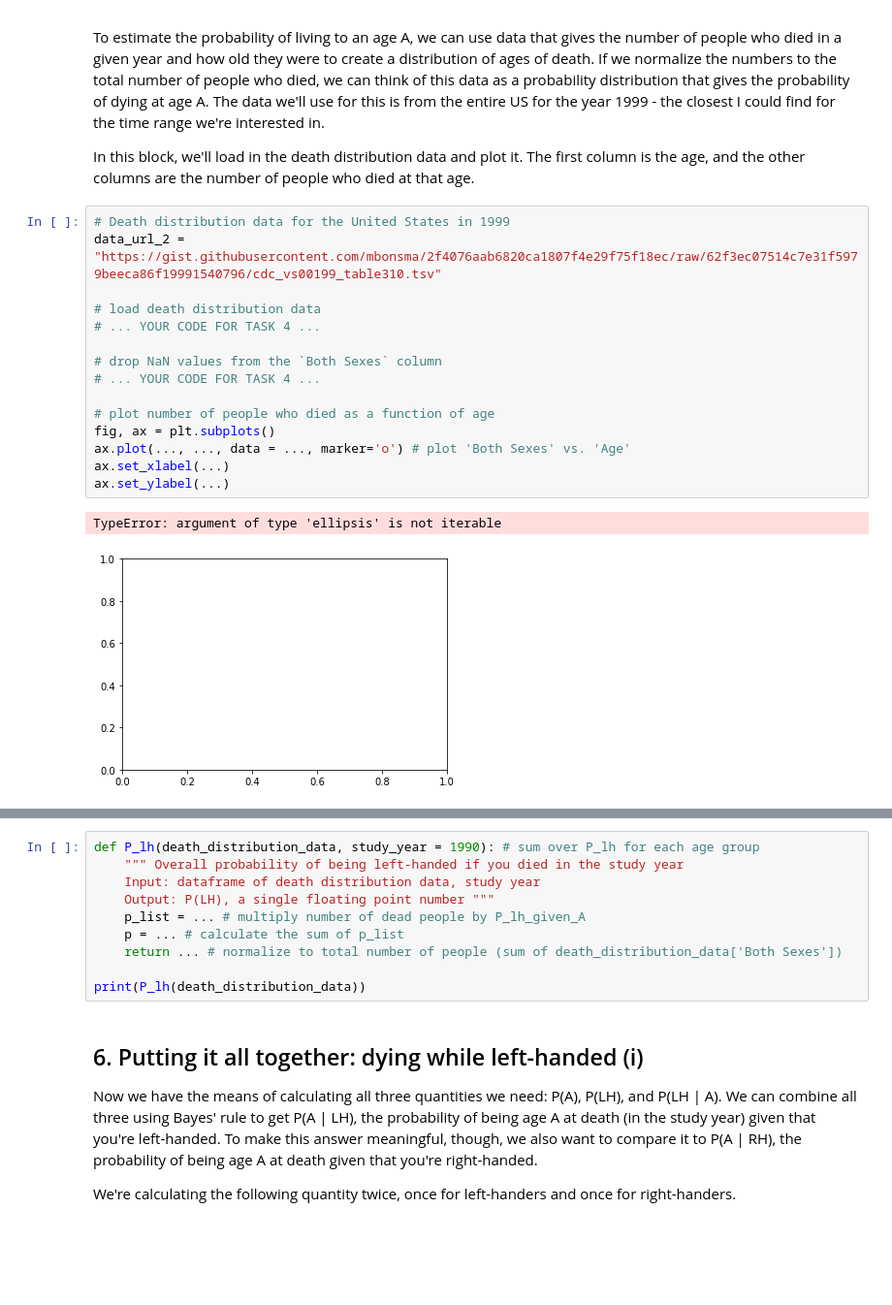
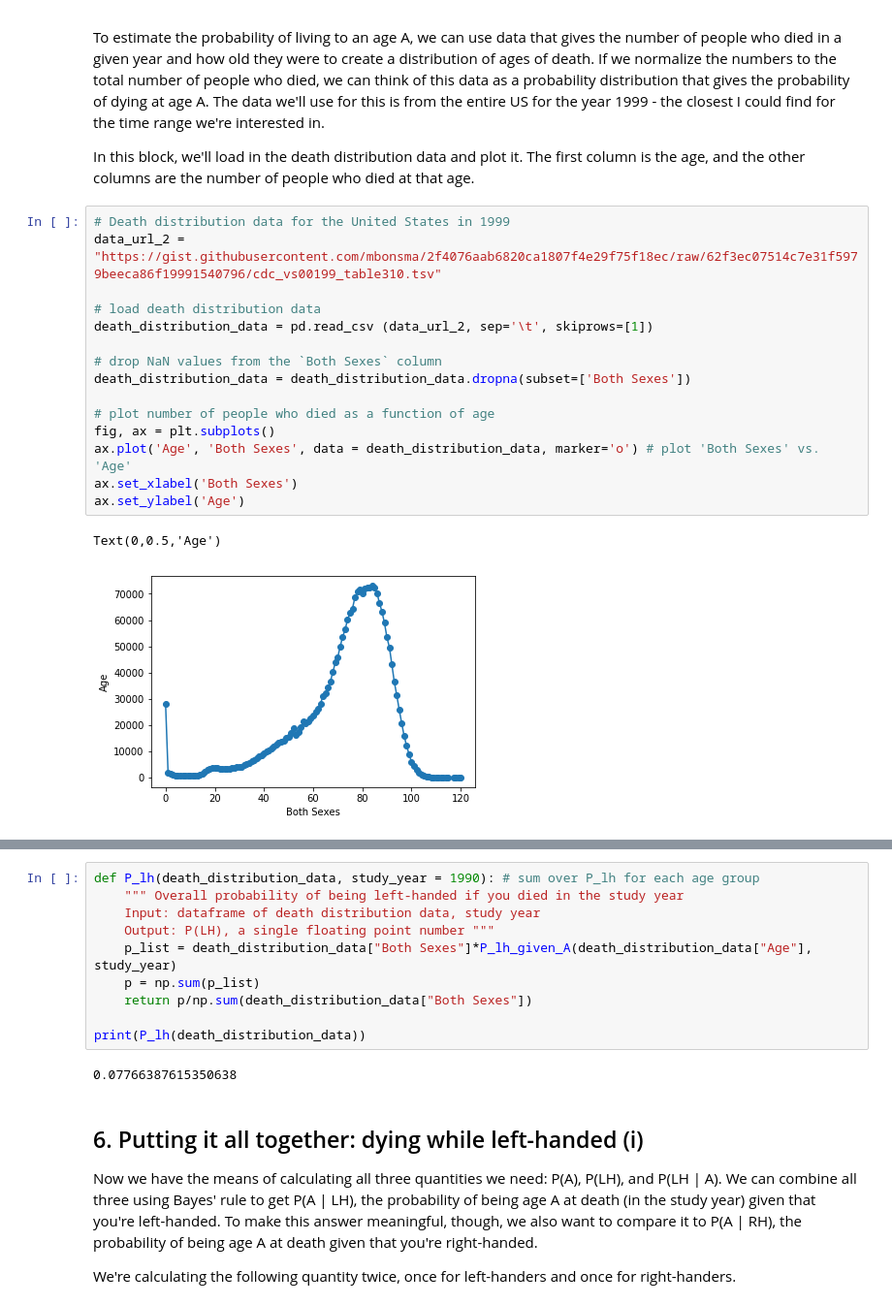
Before and after one commit to LeonVillanueva/MOOCs, a Jupyter notebook: Datacamp/Do Left-handed People Really Die Young_/notebook.ipynb, the cells around one changed output, grey strips where cells are left out. Shown: that part at 97% size. Saved outputs shown, nothing was run; the diff lists cells and outputs as text; blank space fills up the shorter version.

```diff
--- a/Datacamp/Do Left-handed People Really Die Young_/notebook.ipynb
+++ b/Datacamp/Do Left-handed People Really Die Young_/notebook.ipynb
@@ -95,21 +95,21 @@ def P_lh_given_A(ages_of_death, study_year = 1990):
 # %%
 # Death distribution data for the United States in 1999
 data_url_2 = "https://gist.githubusercontent.com/mbonsma/2f4076aab6820ca1807f4e29f75f18ec/raw/62f3ec07514c7e31f5979beeca86f19991540796/cdc_vs00199_table310.tsv"
 
 # load death distribution data
-# ... YOUR CODE FOR TASK 4 ...
+death_distribution_data = pd.read_csv (data_url_2, sep='\t', skiprows=[1])
 
 # drop NaN values from the `Both Sexes` column
-# ... YOUR CODE FOR TASK 4 ...
+death_distribution_data = death_distribution_data.dropna(subset=['Both Sexes'])
 
 # plot number of people who died as a function of age
 fig, ax = plt.subplots()
-ax.plot(..., ..., data = ..., marker='o') # plot 'Both Sexes' vs. 'Age'
-ax.set_xlabel(...)
-ax.set_ylabel(...)
+ax.plot('Age', 'Both Sexes', data = death_distribution_data, marker='o') # plot 'Both Sexes' vs. 'Age'
+ax.set_xlabel('Both Sexes')
+ax.set_ylabel('Age')
 # %% [output]
-TypeError: argument of type 'ellipsis' is not iterable
+Text(0,0.5,'Age')
-[figure, old version]
+[figure, new version]
 # %% [markdown]
 ## 5. The overall probability of left-handedness
 <p>In the previous code block we loaded data to give us P(A), and now we need P(LH). P(LH) is the probability that a person who died in our particular study year is left-handed, assuming we know nothing else about them. This is the average left-handedness in the population of deceased people, and we can calculate it by summing up all of the left-handedness probabilities for each age, weighted with the number of deceased people at each age, then divided by the total number of deceased people to get a probability. In equation form, this is what we're calculating, where N(A) is the number of people who died at age A (given by the dataframe <code>death_distribution_data</code>):</p>
@@ -120,11 +120,13 @@ def P_lh(death_distribution_data, study_year = 1990): # sum over P_lh for each a
     """ Overall probability of being left-handed if you died in the study year
     Input: dataframe of death distribution data, study year
     Output: P(LH), a single floating point number """
-    p_list = ... # multiply number of dead people by P_lh_given_A
-    p = ... # calculate the sum of p_list
-    return ... # normalize to total number of people (sum of death_distribution_data['Both Sexes'])
+    p_list = death_distribution_data["Both Sexes"]*P_lh_given_A(death_distribution_data["Age"], study_year)
+    p = np.sum(p_list)
+    return p/np.sum(death_distribution_data["Both Sexes"])
 
 print(P_lh(death_distribution_data))
+# %% [output]
+0.07766387615350638
 # %% [markdown]
 ## 6. Putting it all together: dying while left-handed (i)
 <p>Now we have the means of calculating all three quantities we need: P(A), P(LH), and P(LH | A). We can combine all three using Bayes' rule to get P(A | LH), the probability of being age A at death (in the study year) given that you're left-handed. To make this answer meaningful, though, we also want to compare it to P(A | RH), the probability of being age A at death given that you're right-handed. </p>
```
Also changed, not shown: parts of 4 cells of this notebook.
